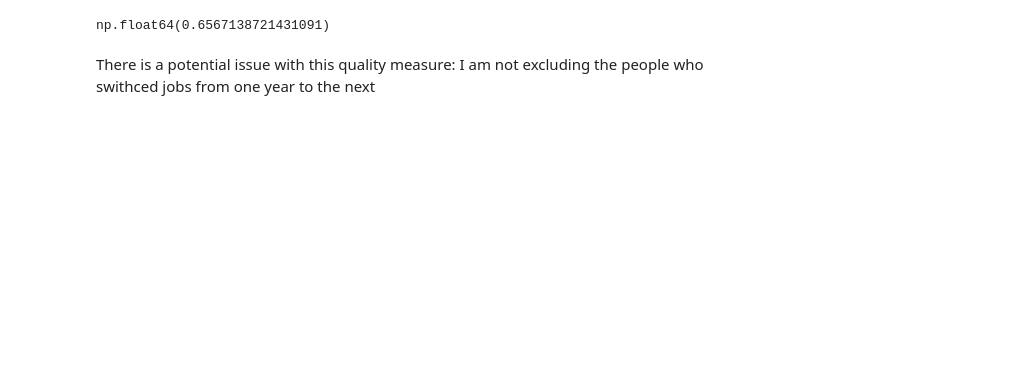
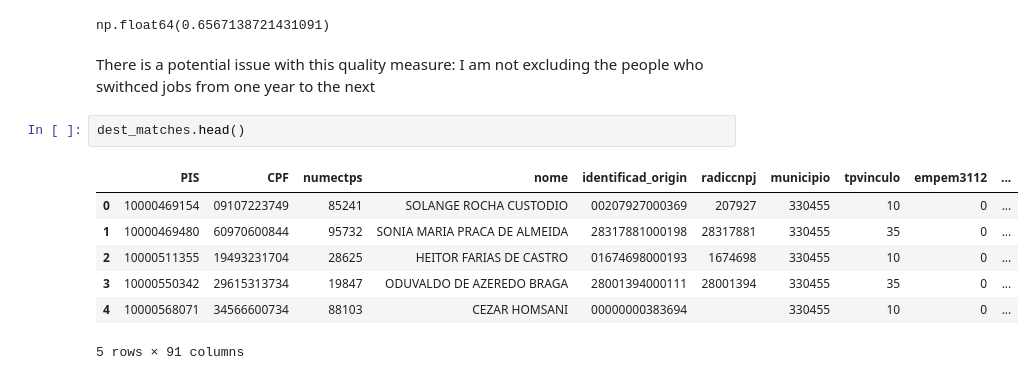
Before and after one commit to lgg3230/SteppingStones, a Jupyter notebook: code/dataprep/03_quiters_destinations.ipynb, the cells around one changed output. Saved outputs shown, nothing was run; the diff lists cells and outputs as text; blank space fills up the shorter version.

```diff
--- a/code/dataprep/03_quiters_destinations.ipynb
+++ b/code/dataprep/03_quiters_destinations.ipynb
@@ -161,3 +174,13 @@ dest_matches['identificad_destination'].isna().mean()
 np.float64(0.6567138721431091)
 # %% [markdown]
 There is a potential issue with this quality measure:  I am not excluding the people who swithced jobs from one year to the next
+# %%
+dest_matches.head()
+# %% [output]
+|  | PIS | CPF | numectps | nome | identificad_origin | radiccnpj | municipio | tpvinculo | empem3112 | ... |
+| 0 | 10000469154 | 09107223749 | 85241 | SOLANGE ROCHA CUSTODIO | 00207927000369 | 207927 | 330455 | 10 | 0 | ... |
+| 1 | 10000469480 | 60970600844 | 95732 | SONIA MARIA PRACA DE ALMEIDA | 28317881000198 | 28317881 | 330455 | 35 | 0 | ... |
+| 2 | 10000511355 | 19493231704 | 28625 | HEITOR FARIAS DE CASTRO | 01674698000193 | 1674698 | 330455 | 10 | 0 | ... |
+| 3 | 10000550342 | 29615313734 | 19847 | ODUVALDO DE AZEREDO BRAGA | 28001394000111 | 28001394 | 330455 | 35 | 0 | ... |
+| 4 | 10000568071 | 34566600734 | 88103 | CEZAR HOMSANI | 00000000383694 |  | 330455 | 10 | 0 | ... |
+5 rows × 91 columns
```
Also changed, not shown: parts of 8 cells of this notebook, 1 other file.
